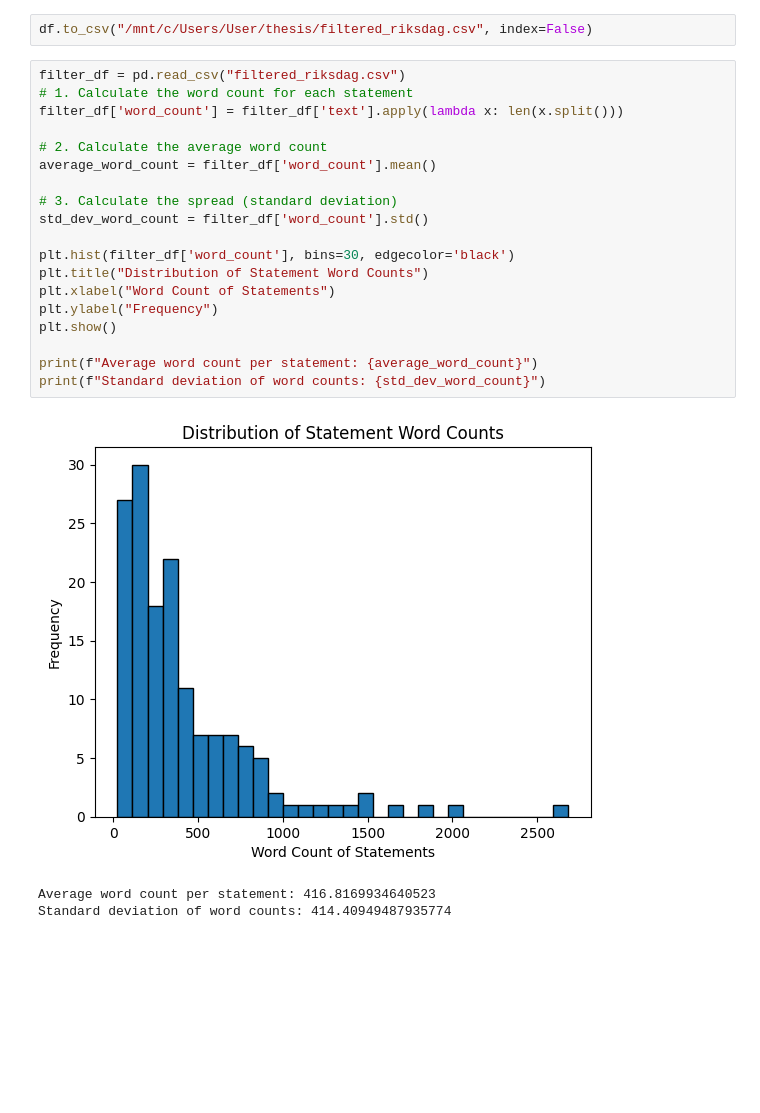
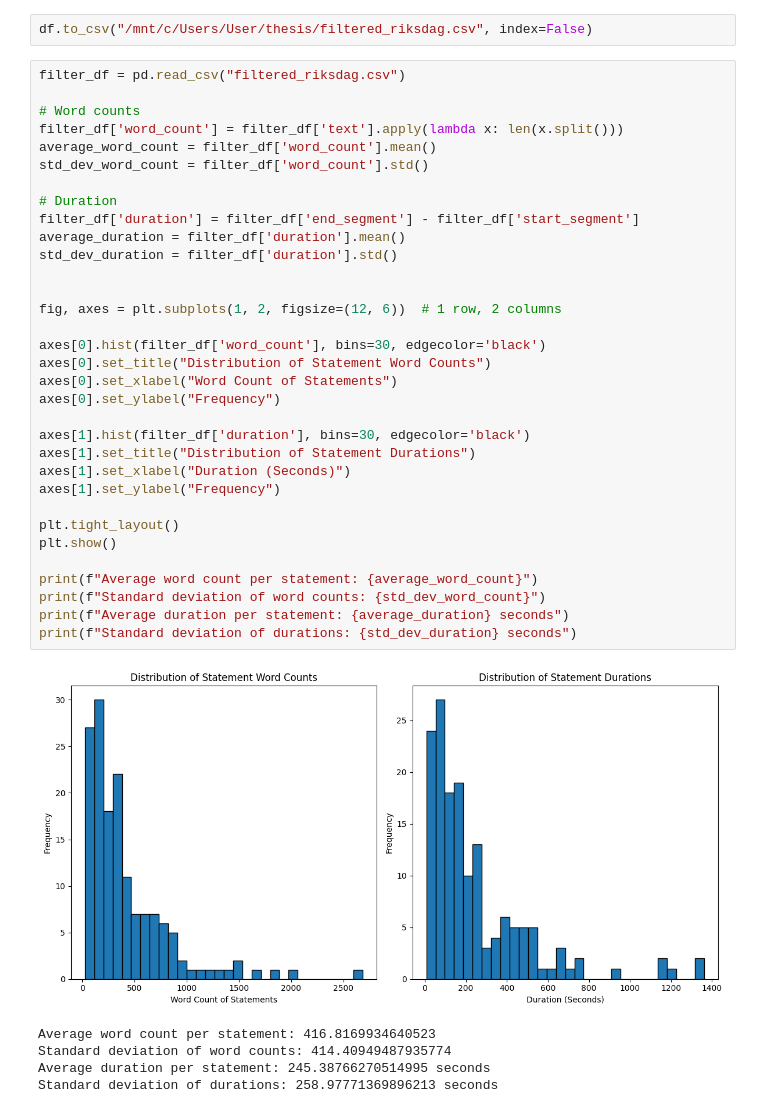
Before and after one commit to MarieMattson/Master_Thesis, a Jupyter notebook: notebook.ipynb, the cells around one changed output. Saved outputs shown, nothing was run; the diff lists cells and outputs as text; blank space fills up the shorter version.

Commit message:
refined graph

```diff
--- a/notebook.ipynb
+++ b/notebook.ipynb
@@ -40,24 +40,40 @@ df
 df.to_csv("/mnt/c/Users/User/thesis/filtered_riksdag.csv", index=False)
 # %%
 filter_df = pd.read_csv("filtered_riksdag.csv")
-# 1. Calculate the word count for each statement
+
+# Word counts
 filter_df['word_count'] = filter_df['text'].apply(lambda x: len(x.split()))
-
-# 2. Calculate the average word count
 average_word_count = filter_df['word_count'].mean()
-
-# 3. Calculate the spread (standard deviation)
 std_dev_word_count = filter_df['word_count'].std()
 
-plt.hist(filter_df['word_count'], bins=30, edgecolor='black')
-plt.title("Distribution of Statement Word Counts")
-plt.xlabel("Word Count of Statements")
-plt.ylabel("Frequency")
+# Duration
+filter_df['duration'] = filter_df['end_segment'] - filter_df['start_segment']
+average_duration = filter_df['duration'].mean()
+std_dev_duration = filter_df['duration'].std()
+
+
+fig, axes = plt.subplots(1, 2, figsize=(12, 6))  # 1 row, 2 columns
+
+axes[0].hist(filter_df['word_count'], bins=30, edgecolor='black')
+axes[0].set_title("Distribution of Statement Word Counts")
+axes[0].set_xlabel("Word Count of Statements")
+axes[0].set_ylabel("Frequency")
+
+axes[1].hist(filter_df['duration'], bins=30, edgecolor='black')
+axes[1].set_title("Distribution of Statement Durations")
+axes[1].set_xlabel("Duration (Seconds)")
+axes[1].set_ylabel("Frequency")
+
+plt.tight_layout()
 plt.show()
 
 print(f"Average word count per statement: {average_word_count}")
 print(f"Standard deviation of word counts: {std_dev_word_count}")
+print(f"Average duration per statement: {average_duration} seconds")
+print(f"Standard deviation of durations: {std_dev_duration} seconds")
 # %% [output]
-[figure, old version]
+[figure, new version]
 Average word count per statement: 416.8169934640523
 Standard deviation of word counts: 414.40949487935774
+Average duration per statement: 245.38766270514995 seconds
+Standard deviation of durations: 258.97771369896213 seconds
```
